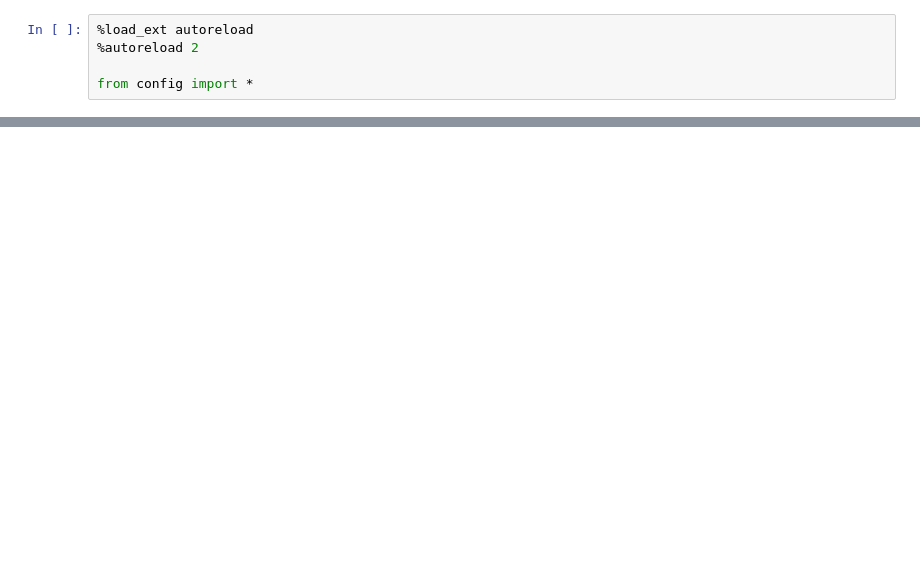
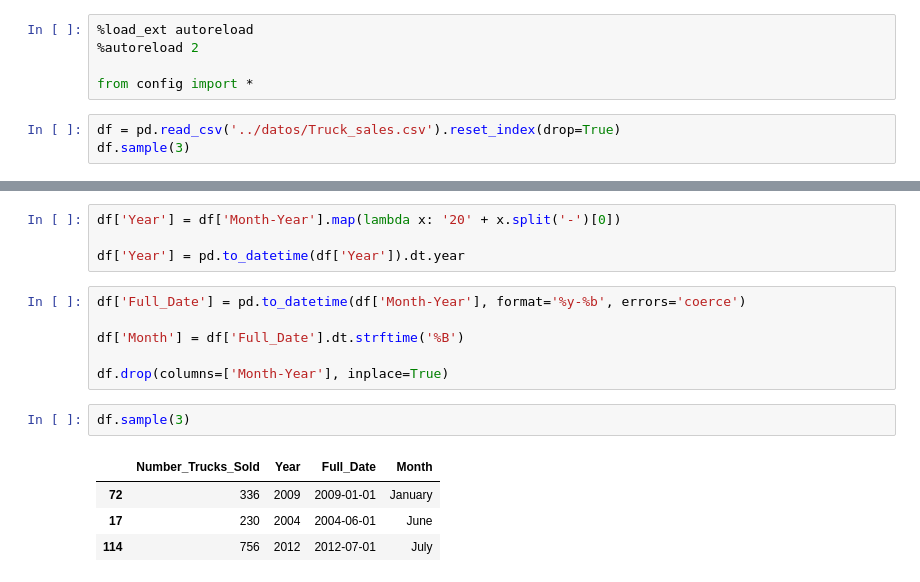
Before and after one commit to joseluisalmendral/Series_Temporales_Laboratorio, a Jupyter notebook: notebooks/laboratorio-modulo9-leccion02-series-temporales-sarima.ipynb, the cells around one changed output, grey strips where cells are left out. Saved outputs shown, nothing was run; the diff lists cells and outputs as text; blank space fills up the shorter version.

```diff
--- a/notebooks/laboratorio-modulo9-leccion02-series-temporales-sarima.ipynb
+++ b/notebooks/laboratorio-modulo9-leccion02-series-temporales-sarima.ipynb
@@ -98,3 +98,6 @@ Objetivos del laboratorio
 %autoreload 2
 
 from config import *
+# %%
+df = pd.read_csv('../datos/Truck_sales.csv').reset_index(drop=True)
+df.sample(3)
@@ -100,0 +125,17 @@ from config import *
+# %%
+df['Year'] = df['Month-Year'].map(lambda x: '20' + x.split('-')[0])
+
+df['Year'] = pd.to_datetime(df['Year']).dt.year
+# %%
+df['Full_Date'] = pd.to_datetime(df['Month-Year'], format='%y-%b', errors='coerce')
+
+df['Month'] = df['Full_Date'].dt.strftime('%B')
+
+df.drop(columns=['Month-Year'], inplace=True)
+# %%
+df.sample(3)
+# %% [output]
+|  | Number_Trucks_Sold | Year | Full_Date | Month |
+| 72 | 336 | 2009 | 2009-01-01 | January |
+| 17 | 230 | 2004 | 2004-06-01 | June |
+| 114 | 756 | 2012 | 2012-07-01 | July |
```
Also changed, not shown: parts of 22 cells of this notebook, 1 other file.
